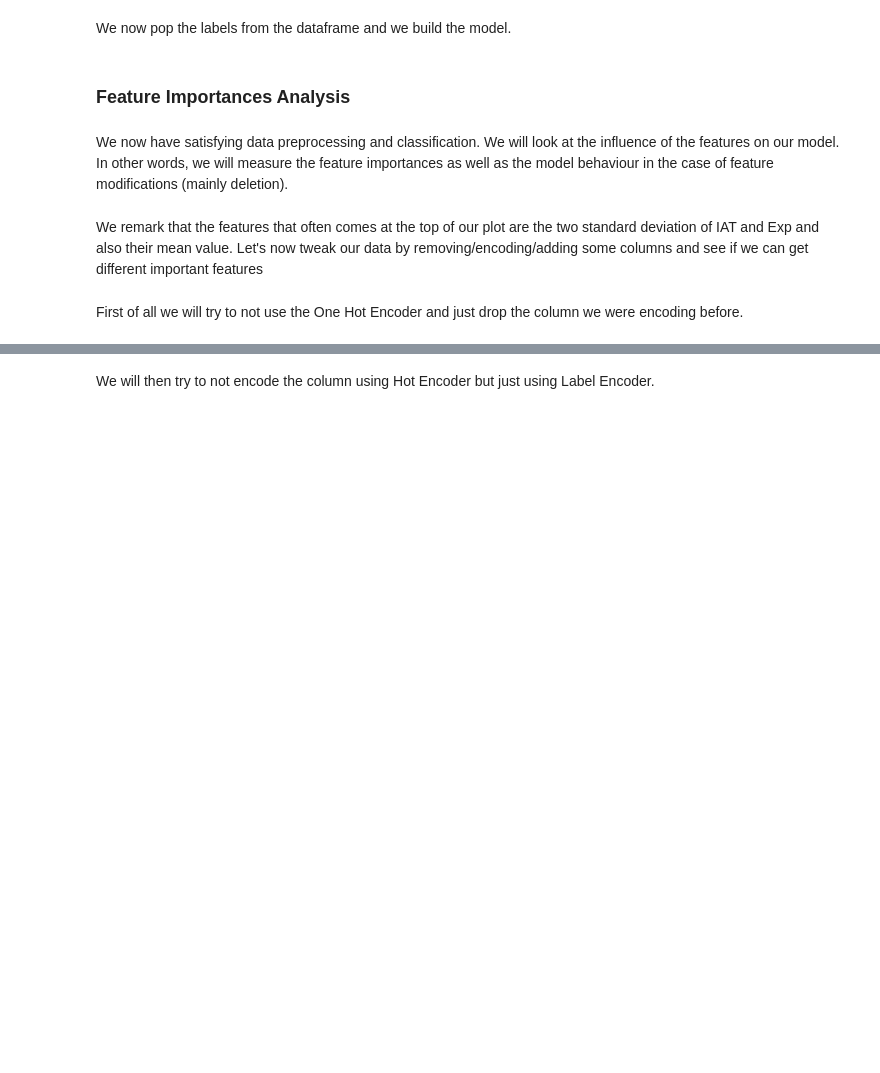
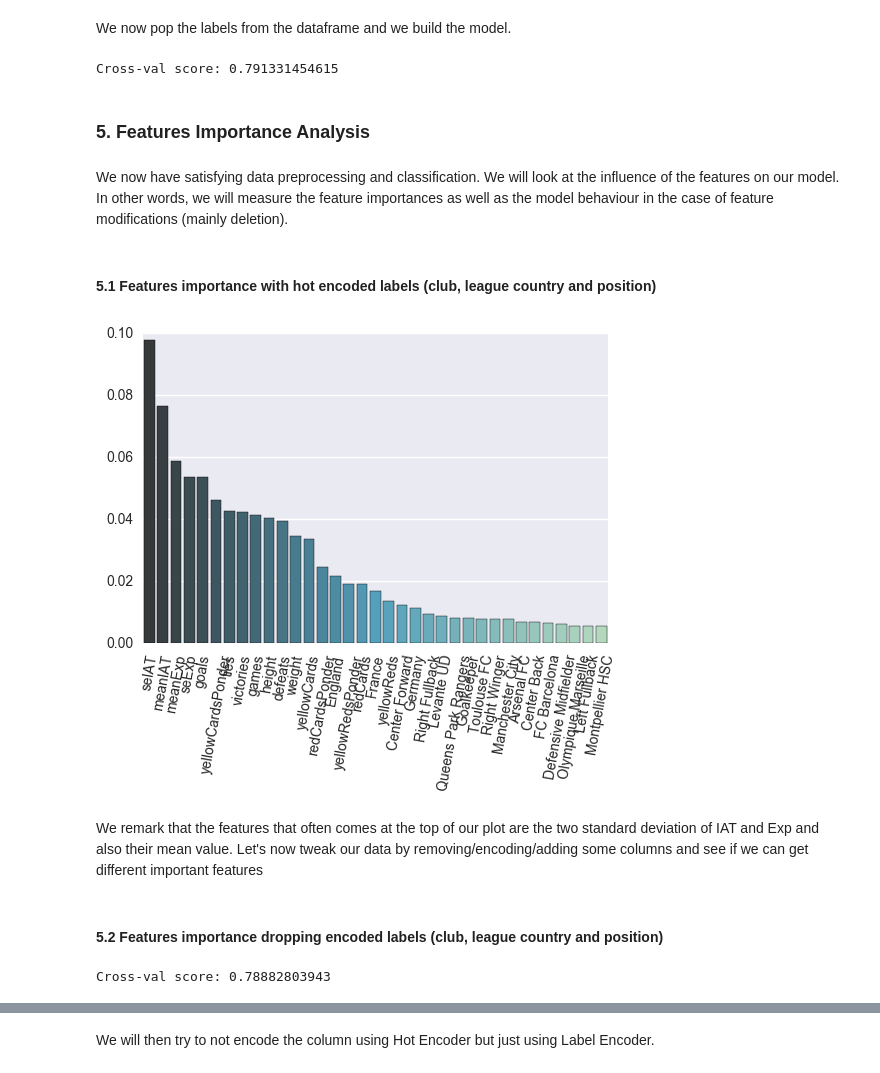
Before and after one commit to agpmilli/adaepfl, a Jupyter notebook: Homework/04 - Applied ML/AppliedML.ipynb, the cells around one changed output, grey strips where cells are left out. Cells and saved outputs as stored; diff of their text form; code cells hidden in the pictures; blank space fills up the shorter version.

```diff
--- a/Homework/04 - Applied ML/AppliedML.ipynb
+++ b/Homework/04 - Applied ML/AppliedML.ipynb
@@ -332,12 +373,14 @@ norm_dyads = preproc_helper.groups_to_lists(norm_dyads, 'playerShort')
 norm_dyads.drop(players_without_height_or_weight, inplace=True)
 norm_dyads.drop(['birthday', 'player', 'photoID', 'Alpha_3', 'refCountry', 'nIAT', 'nExp','index', 'refNum', 'meanIATNorm', 'meanExpNorm', 'refScore'], axis=1, inplace=True)
 
-aggregating_functions = [(['y'], lambda x: int(x[0])),
-         (['club', 'leagueCountry', 'height', 'weight'], lambda x: x[0]),
-         (['position'], mode),
-         (['games', 'victories', 'ties', 'defeats', 'goals', 'yellowCards', 'yellowReds', 'redCards', 'yellowCardsPonder', 'yellowRedsPonder', 'redCardsPonder'], sum),
-         ([('seIAT', 'meanIAT'), ('seExp', 'meanExp')], np.std),
-         (['meanIAT', 'meanExp'], np.mean)]
+aggregating_functions = [
+    (['y'], lambda x: int(x[0])),
+    (['club', 'leagueCountry', 'height', 'weight'], lambda x: x[0]),
+    (['position'], mode),
+    (['games', 'victories', 'ties', 'defeats', 'goals', 'yellowCards', 'yellowReds', 'redCards', 'yellowCardsPonder', 'yellowRedsPonder', 'redCardsPonder'], sum),
+    ([('seIAT', 'meanIAT'), ('seExp', 'meanExp')], np.std),
+    (['meanIAT', 'meanExp'], np.mean)
+]
 
 players_norm = aggr_helper.aggregate_dyads_to_players(norm_dyads, aggregating_functions)
 players_norm.dropna(inplace=True)
@@ -351,19 +394,26 @@ labels_norm = players_norm_encoded.pop('y')
 clf = RandomForestClassifier(n_estimators=10)
 scores = cross_val_score(clf, players_norm_encoded, labels_norm, cv=20)
 print("Cross-val score:", scores.mean())
+# %% [output]
+Cross-val score: 0.791331454615
-# %% [markdown]
-### Feature Importances Analysis
+# %% [markdown]
+### 5. Features Importance Analysis
 # %% [markdown]
 We now have satisfying data preprocessing and classification. We will look at the influence of the features on our model. In other words, we will measure the feature importances as well as the model behaviour in the case of feature modifications (mainly deletion).
+# %% [markdown]
+#### 5.1 Features importance with hot encoded labels (club, league country and position)
 # %%
-#Feature Importances
-class_helper.plot_importances(clf, players_norm_encoded, labels_norm)
+class_helper.plot_importances(clf, players_norm_encoded, labels_norm, 0.005)
+# %% [output]
+[figure, added]
 # %% [markdown]
 We remark that the features that often comes at the top of our plot are the two standard deviation of IAT and Exp and also their mean value. Let's now tweak our data by removing/encoding/adding some columns and see if we can get different important features
-# %% [markdown]
-First of all we will try to not use the One Hot Encoder and just drop the column we were encoding before.
+# %% [markdown]
+#### 5.2 Features importance dropping encoded labels (club, league country and position)
 # %%
 players_norm_no_encoding = players_norm.drop(['club', 'leagueCountry','position'], axis=1)
 scores = cross_val_score(clf, players_norm_no_encoding, players_norm_no_encoding.pop('y'), cv=8)
 print("Cross-val score:", scores.mean())
+# %% [output]
+Cross-val score: 0.78882803943
 # %%
```
Also changed, not shown: parts of 17 cells of this notebook, 3 other files.
